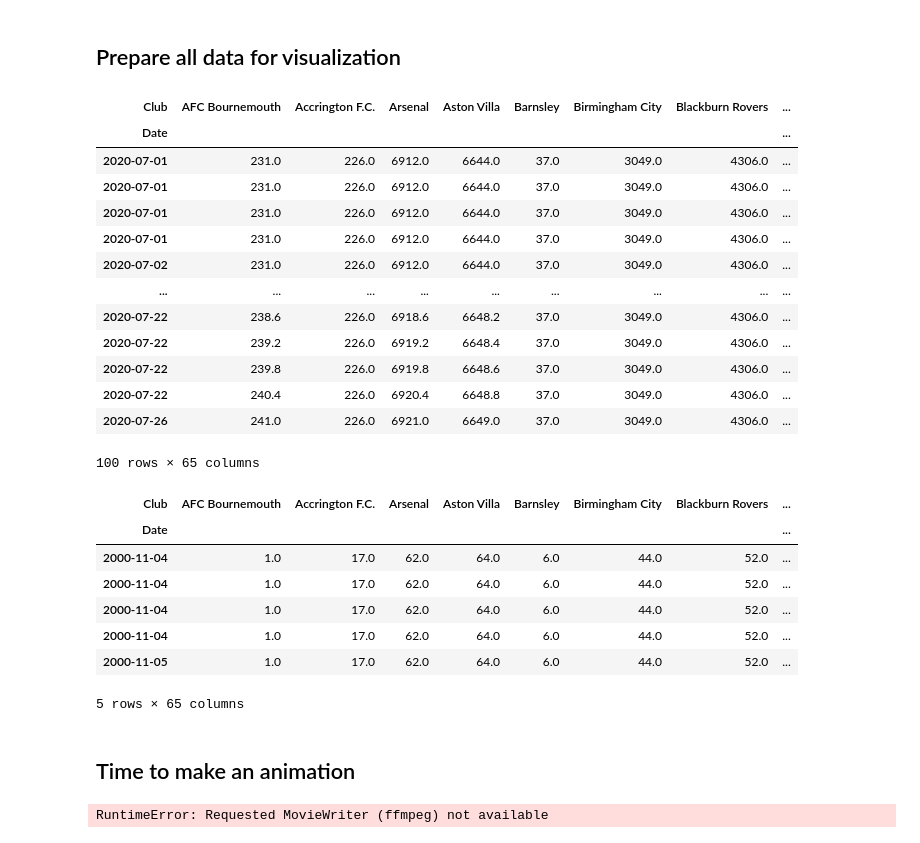
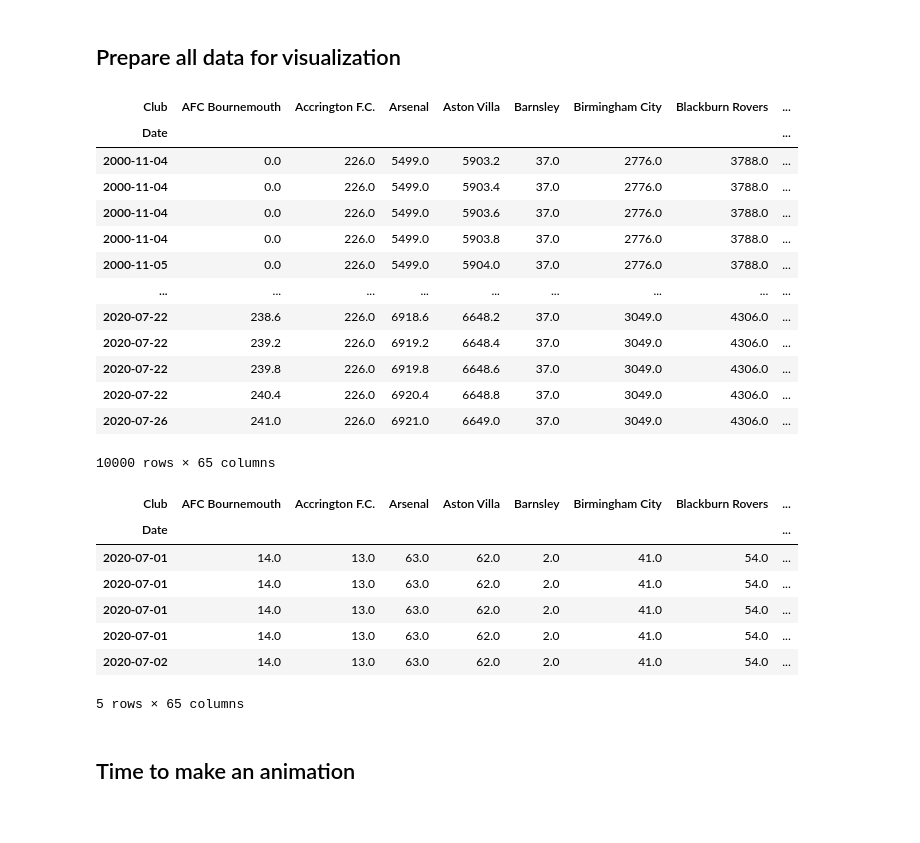
Before and after one commit to ahmadzfaiz/python-data-visual, a Jupyter notebook: scripts/1. Bar Chart Race - English Football Club Goals/English_Football_Club_Goals.ipynb, the cells around one changed output. Drawn from its saved outputs; the diff is of its cells as text; code cells hidden in the pictures.

```diff
--- a/scripts/1. Bar Chart Race - English Football Club Goals/English_Football_Club_Goals.ipynb
+++ b/scripts/1. Bar Chart Race - English Football Club Goals/English_Football_Club_Goals.ipynb
@@ -298,45 +298,45 @@ Text(0.5, 1.0, 'Akhir')
 # %%
 def prepare_data(data, steps=5):
     data = data.reset_index()
     data.index = data.index * steps
     last_idx = data.index[-1] + 1
     data_ext = data.reindex(range(last_idx))
     data_ext['Date'] = data_ext['Date'].fillna(method='ffill')
     data_ext = data_ext.set_index('Date')
     data_rank_ext = data_ext.rank(axis=1, method='first')
     data_ext = data_ext.interpolate()
     data_rank_ext = data_rank_ext.interpolate()
-    data_ext = data_ext.tail(100)
-    data_rank_ext = data_rank_ext.tail(100)
+    data_ext = data_ext
+    data_rank_ext = data_rank_ext
     return data_ext, data_rank_ext
 
 data_ext, data_rank_ext = prepare_data(data)
 data_ext.tail(10000)
 # %% [output]
 | Club | AFC Bournemouth | Accrington F.C. | Arsenal | Aston Villa | Barnsley | Birmingham City | Blackburn Rovers | ... |
 | Date |  |  |  |  |  |  |  | ... |
-| 2020-07-01 | 231.0 | 226.0 | 6912.0 | 6644.0 | 37.0 | 3049.0 | 4306.0 | ... |
-| 2020-07-01 | 231.0 | 226.0 | 6912.0 | 6644.0 | 37.0 | 3049.0 | 4306.0 | ... |
-| 2020-07-01 | 231.0 | 226.0 | 6912.0 | 6644.0 | 37.0 | 3049.0 | 4306.0 | ... |
-| 2020-07-01 | 231.0 | 226.0 | 6912.0 | 6644.0 | 37.0 | 3049.0 | 4306.0 | ... |
-| 2020-07-02 | 231.0 | 226.0 | 6912.0 | 6644.0 | 37.0 | 3049.0 | 4306.0 | ... |
+| 2000-11-04 | 0.0 | 226.0 | 5499.0 | 5903.2 | 37.0 | 2776.0 | 3788.0 | ... |
+| 2000-11-04 | 0.0 | 226.0 | 5499.0 | 5903.4 | 37.0 | 2776.0 | 3788.0 | ... |
+| 2000-11-04 | 0.0 | 226.0 | 5499.0 | 5903.6 | 37.0 | 2776.0 | 3788.0 | ... |
+| 2000-11-04 | 0.0 | 226.0 | 5499.0 | 5903.8 | 37.0 | 2776.0 | 3788.0 | ... |
+| 2000-11-05 | 0.0 | 226.0 | 5499.0 | 5904.0 | 37.0 | 2776.0 | 3788.0 | ... |
 | ... | ... | ... | ... | ... | ... | ... | ... | ... |
 | 2020-07-22 | 238.6 | 226.0 | 6918.6 | 6648.2 | 37.0 | 3049.0 | 4306.0 | ... |
 | 2020-07-22 | 239.2 | 226.0 | 6919.2 | 6648.4 | 37.0 | 3049.0 | 4306.0 | ... |
 | 2020-07-22 | 239.8 | 226.0 | 6919.8 | 6648.6 | 37.0 | 3049.0 | 4306.0 | ... |
 | 2020-07-22 | 240.4 | 226.0 | 6920.4 | 6648.8 | 37.0 | 3049.0 | 4306.0 | ... |
 | 2020-07-26 | 241.0 | 226.0 | 6921.0 | 6649.0 | 37.0 | 3049.0 | 4306.0 | ... |
-100 rows × 65 columns
+10000 rows × 65 columns
 # %%
 data_rank_ext.head()
 # %% [output]
 | Club | AFC Bournemouth | Accrington F.C. | Arsenal | Aston Villa | Barnsley | Birmingham City | Blackburn Rovers | ... |
 | Date |  |  |  |  |  |  |  | ... |
-| 2000-11-04 | 1.0 | 17.0 | 62.0 | 64.0 | 6.0 | 44.0 | 52.0 | ... |
-| 2000-11-04 | 1.0 | 17.0 | 62.0 | 64.0 | 6.0 | 44.0 | 52.0 | ... |
-| 2000-11-04 | 1.0 | 17.0 | 62.0 | 64.0 | 6.0 | 44.0 | 52.0 | ... |
-| 2000-11-04 | 1.0 | 17.0 | 62.0 | 64.0 | 6.0 | 44.0 | 52.0 | ... |
-| 2000-11-05 | 1.0 | 17.0 | 62.0 | 64.0 | 6.0 | 44.0 | 52.0 | ... |
+| 2020-07-01 | 14.0 | 13.0 | 63.0 | 62.0 | 2.0 | 41.0 | 54.0 | ... |
+| 2020-07-01 | 14.0 | 13.0 | 63.0 | 62.0 | 2.0 | 41.0 | 54.0 | ... |
+| 2020-07-01 | 14.0 | 13.0 | 63.0 | 62.0 | 2.0 | 41.0 | 54.0 | ... |
+| 2020-07-01 | 14.0 | 13.0 | 63.0 | 62.0 | 2.0 | 41.0 | 54.0 | ... |
+| 2020-07-02 | 14.0 | 13.0 | 63.0 | 62.0 | 2.0 | 41.0 | 54.0 | ... |
 5 rows × 65 columns
 # %% [markdown]
 ## Time to make an animation
@@ -360,9 +359,3 @@ def update(i):
 fig = plt.Figure(figsize=(4, 2.5), dpi=144)
 ax = fig.add_subplot()
 anim = FuncAnimation(fig=fig, func=update, init_func=init, frames=len(data_ext), interval=100, repeat=False)
-# %%
-from IPython.display import HTML
-html = anim.to_html5_video()
-HTML(html)
-# %% [output]
-RuntimeError: Requested MovieWriter (ffmpeg) not available
```
Also changed, not shown: parts of 2 cells of this notebook, 1 other file.
